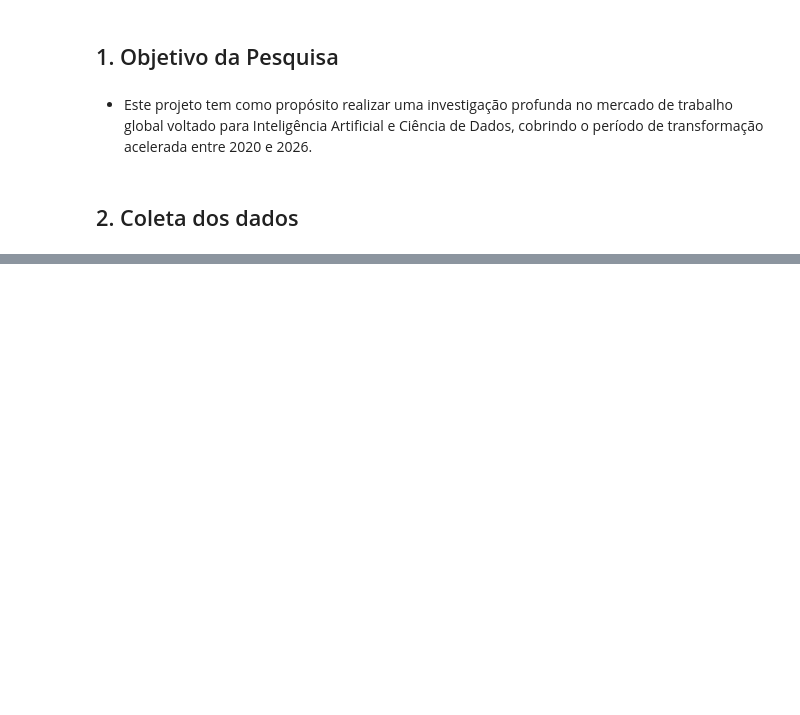
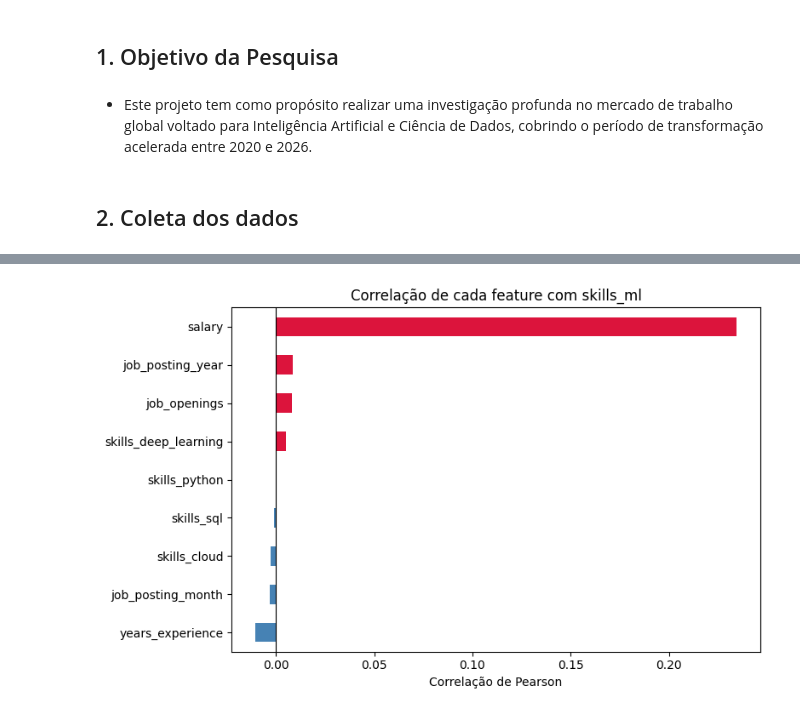
Before and after one commit to Viktor-MB/Analise-Preditiva-Mercado-IA-2026, a Jupyter notebook: notebook.ipynb, the cells around one changed output, grey strips where cells are left out. Cells and saved outputs as stored; diff of their text form; code cells hidden in the pictures; blank space fills up the shorter version.

```diff
--- a/notebook.ipynb
+++ b/notebook.ipynb
@@ -44,0 +133,13 @@ print(df_validacao.shape)
+# %%
+corr_com_target = corr_matrix['skills_ml'].drop('skills_ml').sort_values()
+
+plt.figure(figsize=(8, 5))
+colors = ['crimson' if x > 0 else 'steelblue' for x in corr_com_target]
+corr_com_target.plot(kind='barh', color=colors)
+plt.axvline(0, color='black', linewidth=0.8)
+plt.title('Correlação de cada feature com skills_ml')
+plt.xlabel('Correlação de Pearson')
+plt.tight_layout()
+plt.show()
+# %% [output]
+[figure, added]
```
Also changed, not shown: parts of 19 cells of this notebook.
